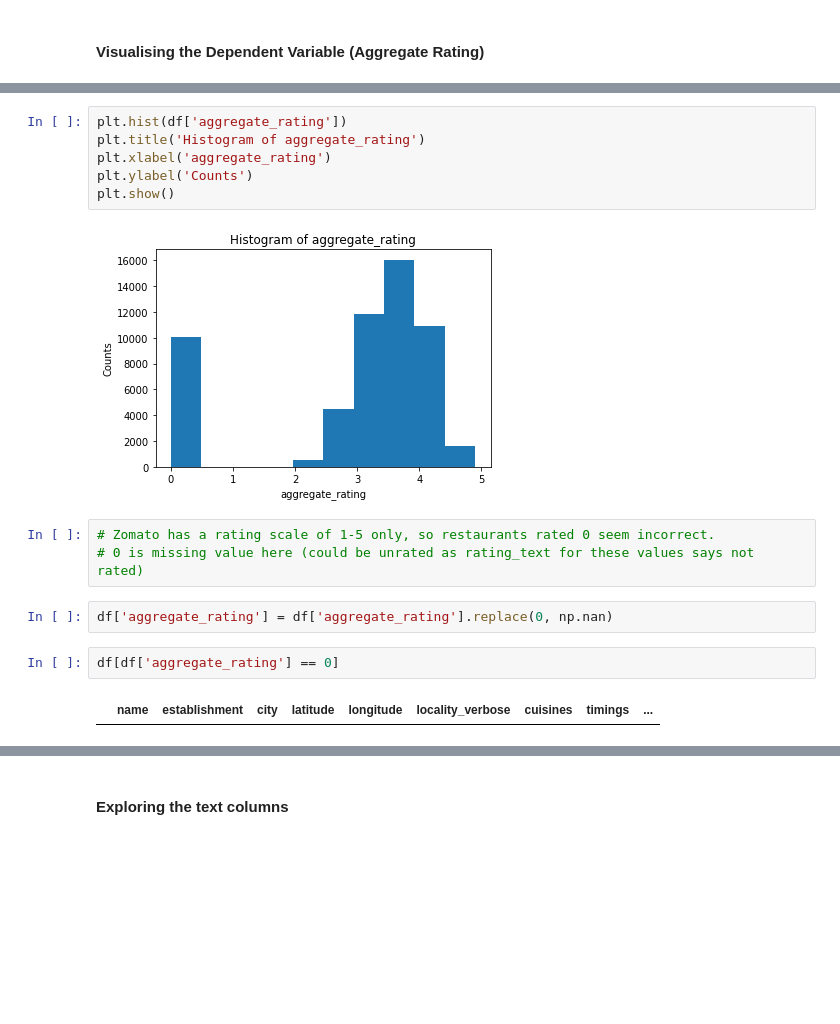
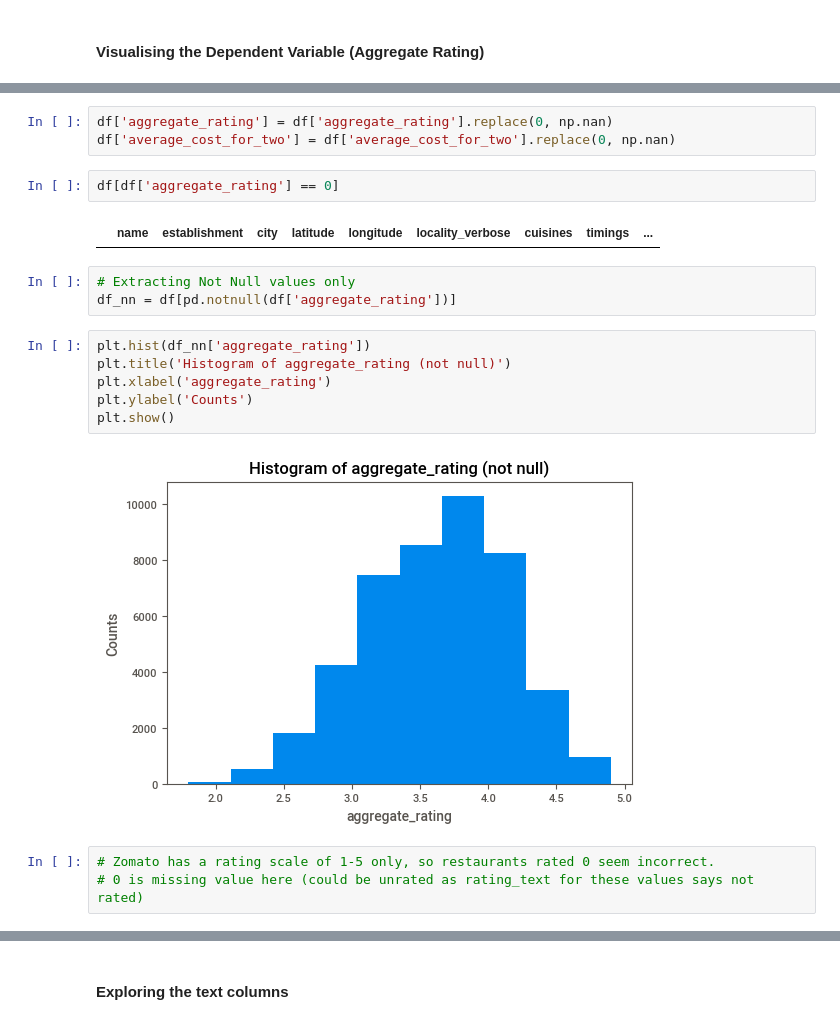
Before and after one commit to mehaksethi54/Project_Work, a Jupyter notebook: Zomato Project/CapstoneProject_Zomato.ipynb, the cells around one changed output, grey strips where cells are left out. Cells and saved outputs as stored; diff of their text form; blank space fills up the shorter version.

```diff
--- a/Zomato Project/CapstoneProject_Zomato.ipynb
+++ b/Zomato Project/CapstoneProject_Zomato.ipynb
@@ -211,17 +227,21 @@ plt.show()
+# %%
+df['aggregate_rating'] = df['aggregate_rating'].replace(0, np.nan)
+df['average_cost_for_two'] = df['average_cost_for_two'].replace(0, np.nan)
+# %%
+df[df['aggregate_rating'] == 0]
+# %% [output]
+|  | name | establishment | city | latitude | longitude | locality_verbose | cuisines | timings | ... |
+# %%
+# Extracting Not Null values only
+df_nn = df[pd.notnull(df['aggregate_rating'])]
 # %%
-plt.hist(df['aggregate_rating'])
-plt.title('Histogram of aggregate_rating')
+plt.hist(df_nn['aggregate_rating'])
+plt.title('Histogram of aggregate_rating (not null)')
 plt.xlabel('aggregate_rating')
 plt.ylabel('Counts')
 plt.show()
 # %% [output]
-[figure, old version]
+[figure, new version]
 # %%
 # Zomato has a rating scale of 1-5 only, so restaurants rated 0 seem incorrect.
 # 0 is missing value here (could be unrated as rating_text for these values says not rated)
-# %%
-df['aggregate_rating'] = df['aggregate_rating'].replace(0, np.nan)
-# %%
-df[df['aggregate_rating'] == 0]
-# %% [output]
-|  | name | establishment | city | latitude | longitude | locality_verbose | cuisines | timings | ... |
```
Also changed, not shown: parts of 29 cells of this notebook.
